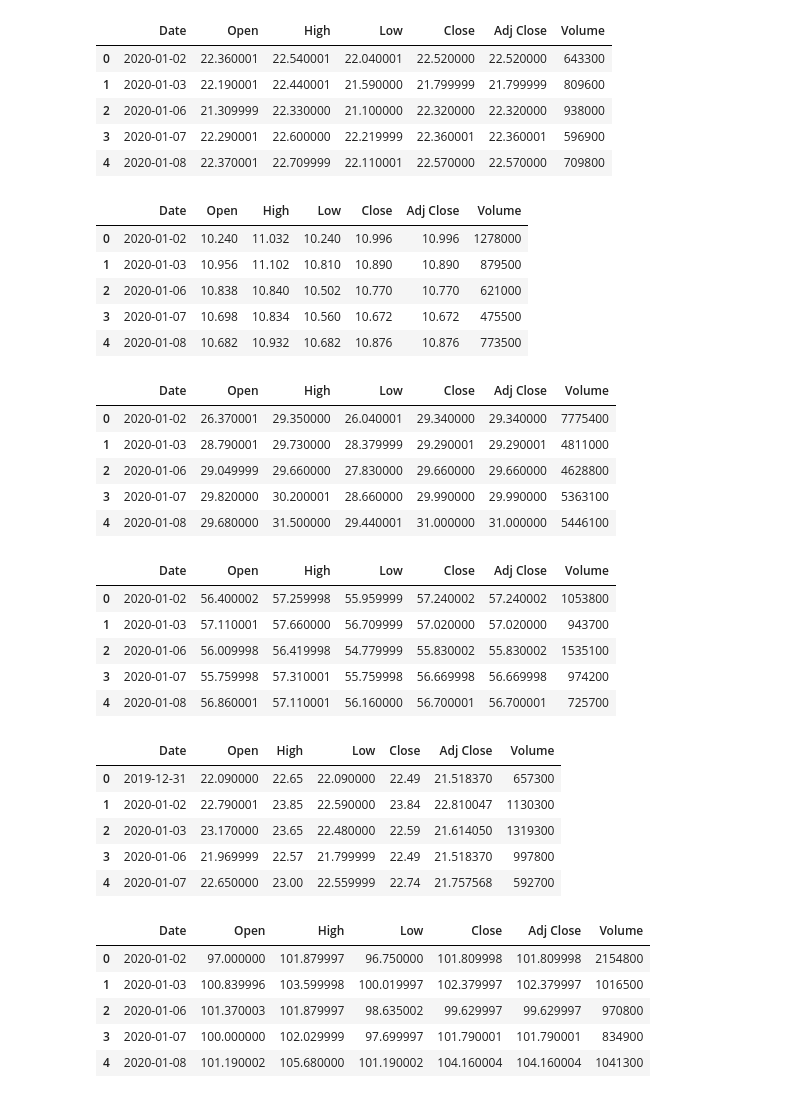
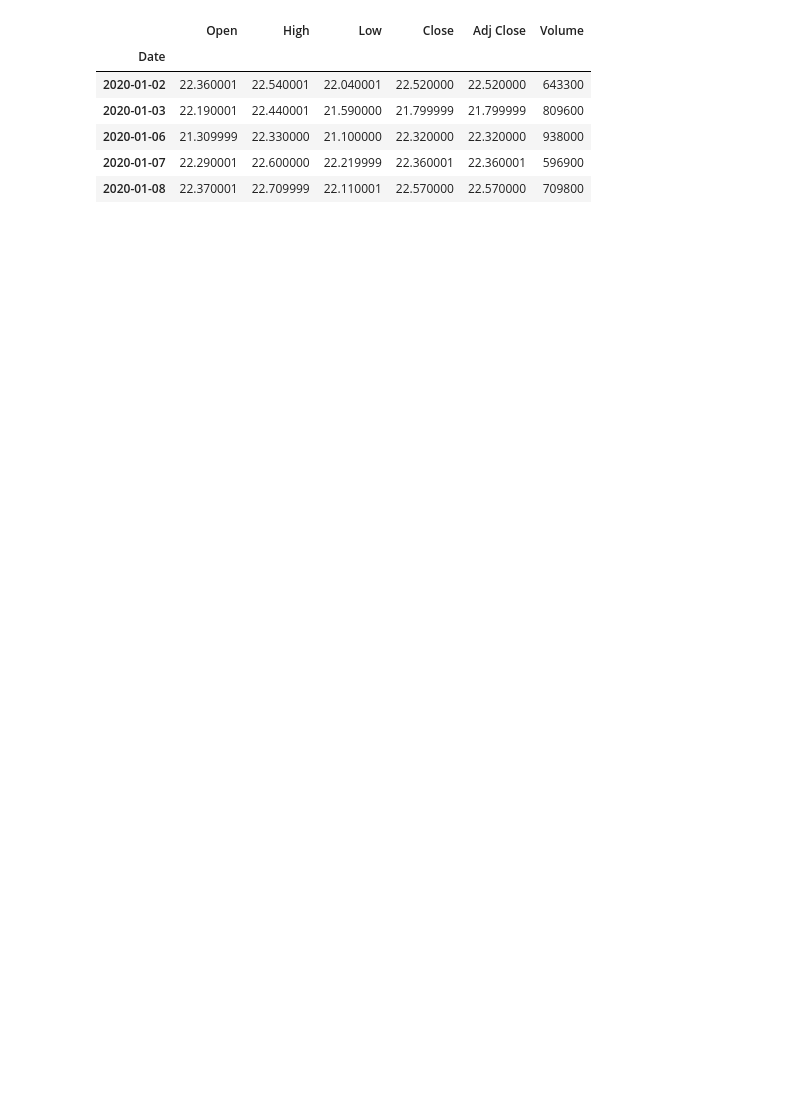
Before and after one commit to srhill12/Solar_stock_project, a Jupyter notebook: tatiana_work.ipynb, the cells around one changed output. Cells and saved outputs as stored; diff of their text form; code cells hidden in the pictures; blank space fills up the shorter version.

```diff
--- a/tatiana_work.ipynb
+++ b/tatiana_work.ipynb
@@ -12,11 +12,17 @@ import matplotlib.pyplot as plt
 # Read the data from the csv file into a Pandas Dataframe
 # data_df = pd.read_csv("") - Completed
 # to display display(data_df.head()) - Completed
+data_path= './data/CSIQ.csv'
 
-CSIQ_df = pd.read_csv('./data/CSIQ.csv')
-DQ_df = pd.read_csv('./data/DQ.csv')
-ENPH_df = pd.read_csv('./data/ENPH.csv')
-FSLR_df = pd.read_csv('./data/FSLR.csv')
-JKS_df = pd.read_csv('./data/JKS.csv')
-SEDG_df = pd.read_csv('./data/SEDG.csv')
-SPWR_df = pd.read_csv('./data/SPWR.csv')
+CSIQ_df = pd.read_csv(
+    data_path,
+    infer_datetime_format=True,
+    parse_dates=True,
+    index_col='Date'
+)
+# DQ_df = pd.read_csv('./data/DQ.csv')
+# ENPH_df = pd.read_csv('./data/ENPH.csv')
+# FSLR_df = pd.read_csv('./data/FSLR.csv')
+# JKS_df = pd.read_csv('./data/JKS.csv')
+# SEDG_df = pd.read_csv('./data/SEDG.csv')
+# SPWR_df = pd.read_csv('./data/SPWR.csv')
@@ -23,46 +46,17 @@ SPWR_df = pd.read_csv('./data/SPWR.csv')
 # %%
 # Displaying DataFrames
 display(CSIQ_df.head())
-display(DQ_df.head())
-display(ENPH_df.head())
-display(FSLR_df.head())
-display(JKS_df.head())
-display(SEDG_df.head())
-display(SPWR_df.head())
+# display(DQ_df.head())
+# display(ENPH_df.head())
+# display(FSLR_df.head())
+# display(JKS_df.head())
+# display(SEDG_df.head())
+# display(SPWR_df.head())
 # %% [output]
-|  | Date | Open | High | Low | Close | Adj Close | Volume |
-| 0 | 2020-01-02 | 22.360001 | 22.540001 | 22.040001 | 22.520000 | 22.520000 | 643300 |
-| 1 | 2020-01-03 | 22.190001 | 22.440001 | 21.590000 | 21.799999 | 21.799999 | 809600 |
-| 2 | 2020-01-06 | 21.309999 | 22.330000 | 21.100000 | 22.320000 | 22.320000 | 938000 |
-| 3 | 2020-01-07 | 22.290001 | 22.600000 | 22.219999 | 22.360001 | 22.360001 | 596900 |
-| 4 | 2020-01-08 | 22.370001 | 22.709999 | 22.110001 | 22.570000 | 22.570000 | 709800 |
+|  | Open | High | Low | Close | Adj Close | Volume |
+| Date |  |  |  |  |  |  |
+| 2020-01-02 | 22.360001 | 22.540001 | 22.040001 | 22.520000 | 22.520000 | 643300 |
+| 2020-01-03 | 22.190001 | 22.440001 | 21.590000 | 21.799999 | 21.799999 | 809600 |
+| 2020-01-06 | 21.309999 | 22.330000 | 21.100000 | 22.320000 | 22.320000 | 938000 |
+| 2020-01-07 | 22.290001 | 22.600000 | 22.219999 | 22.360001 | 22.360001 | 596900 |
+| 2020-01-08 | 22.370001 | 22.709999 | 22.110001 | 22.570000 | 22.570000 | 709800 |
-|  | Date | Open | High | Low | Close | Adj Close | Volume |
-| 0 | 2020-01-02 | 10.240 | 11.032 | 10.240 | 10.996 | 10.996 | 1278000 |
-| 1 | 2020-01-03 | 10.956 | 11.102 | 10.810 | 10.890 | 10.890 | 879500 |
-| 2 | 2020-01-06 | 10.838 | 10.840 | 10.502 | 10.770 | 10.770 | 621000 |
-| 3 | 2020-01-07 | 10.698 | 10.834 | 10.560 | 10.672 | 10.672 | 475500 |
-| 4 | 2020-01-08 | 10.682 | 10.932 | 10.682 | 10.876 | 10.876 | 773500 |
-|  | Date | Open | High | Low | Close | Adj Close | Volume |
-| 0 | 2020-01-02 | 26.370001 | 29.350000 | 26.040001 | 29.340000 | 29.340000 | 7775400 |
-| 1 | 2020-01-03 | 28.790001 | 29.730000 | 28.379999 | 29.290001 | 29.290001 | 4811000 |
-| 2 | 2020-01-06 | 29.049999 | 29.660000 | 27.830000 | 29.660000 | 29.660000 | 4628800 |
-| 3 | 2020-01-07 | 29.820000 | 30.200001 | 28.660000 | 29.990000 | 29.990000 | 5363100 |
-| 4 | 2020-01-08 | 29.680000 | 31.500000 | 29.440001 | 31.000000 | 31.000000 | 5446100 |
-|  | Date | Open | High | Low | Close | Adj Close | Volume |
-| 0 | 2020-01-02 | 56.400002 | 57.259998 | 55.959999 | 57.240002 | 57.240002 | 1053800 |
-| 1 | 2020-01-03 | 57.110001 | 57.660000 | 56.709999 | 57.020000 | 57.020000 | 943700 |
-| 2 | 2020-01-06 | 56.009998 | 56.419998 | 54.779999 | 55.830002 | 55.830002 | 1535100 |
-| 3 | 2020-01-07 | 55.759998 | 57.310001 | 55.759998 | 56.669998 | 56.669998 | 974200 |
-| 4 | 2020-01-08 | 56.860001 | 57.110001 | 56.160000 | 56.700001 | 56.700001 | 725700 |
-|  | Date | Open | High | Low | Close | Adj Close | Volume |
-| 0 | 2019-12-31 | 22.090000 | 22.65 | 22.090000 | 22.49 | 21.518370 | 657300 |
-| 1 | 2020-01-02 | 22.790001 | 23.85 | 22.590000 | 23.84 | 22.810047 | 1130300 |
-| 2 | 2020-01-03 | 23.170000 | 23.65 | 22.480000 | 22.59 | 21.614050 | 1319300 |
-| 3 | 2020-01-06 | 21.969999 | 22.57 | 21.799999 | 22.49 | 21.518370 | 997800 |
-| 4 | 2020-01-07 | 22.650000 | 23.00 | 22.559999 | 22.74 | 21.757568 | 592700 |
-|  | Date | Open | High | Low | Close | Adj Close | Volume |
-| 0 | 2020-01-02 | 97.000000 | 101.879997 | 96.750000 | 101.809998 | 101.809998 | 2154800 |
-| 1 | 2020-01-03 | 100.839996 | 103.599998 | 100.019997 | 102.379997 | 102.379997 | 1016500 |
-| 2 | 2020-01-06 | 101.370003 | 101.879997 | 98.635002 | 99.629997 | 99.629997 | 970800 |
-| 3 | 2020-01-07 | 100.000000 | 102.029999 | 97.699997 | 101.790001 | 101.790001 | 834900 |
-| 4 | 2020-01-08 | 101.190002 | 105.680000 | 101.190002 | 104.160004 | 104.160004 | 1041300 |
```
Also changed, not shown: parts of 15 cells of this notebook.
